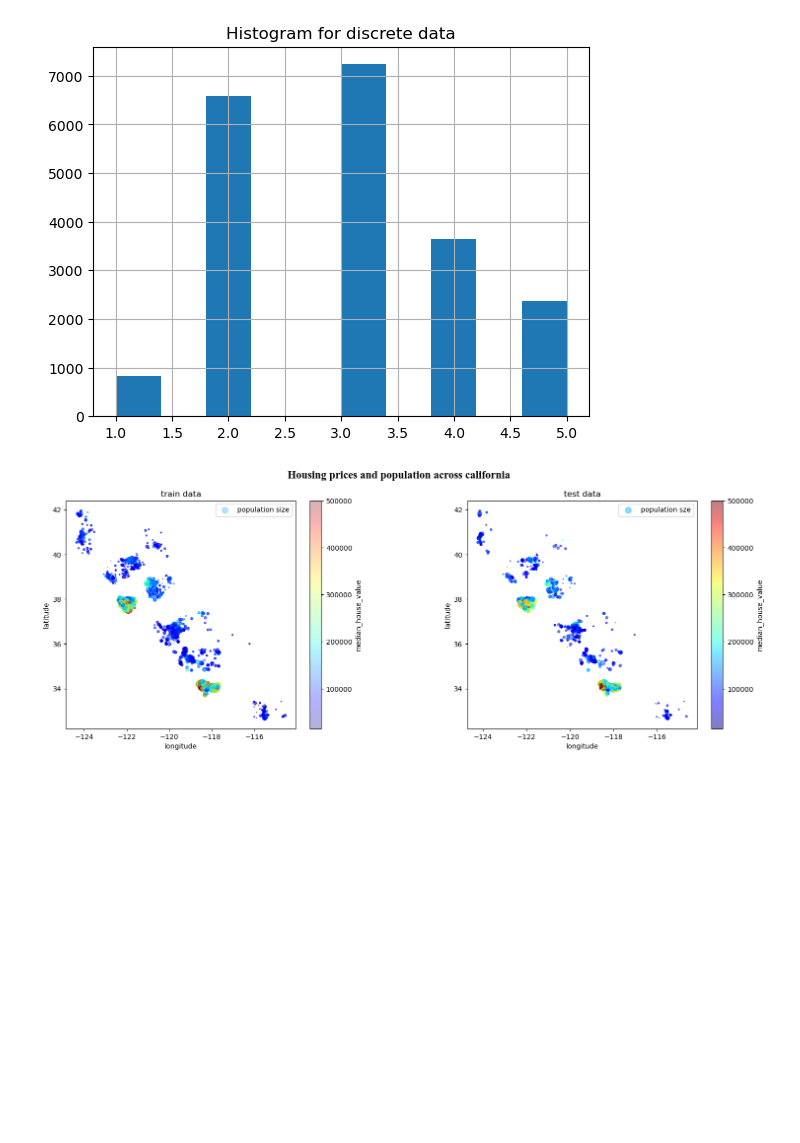
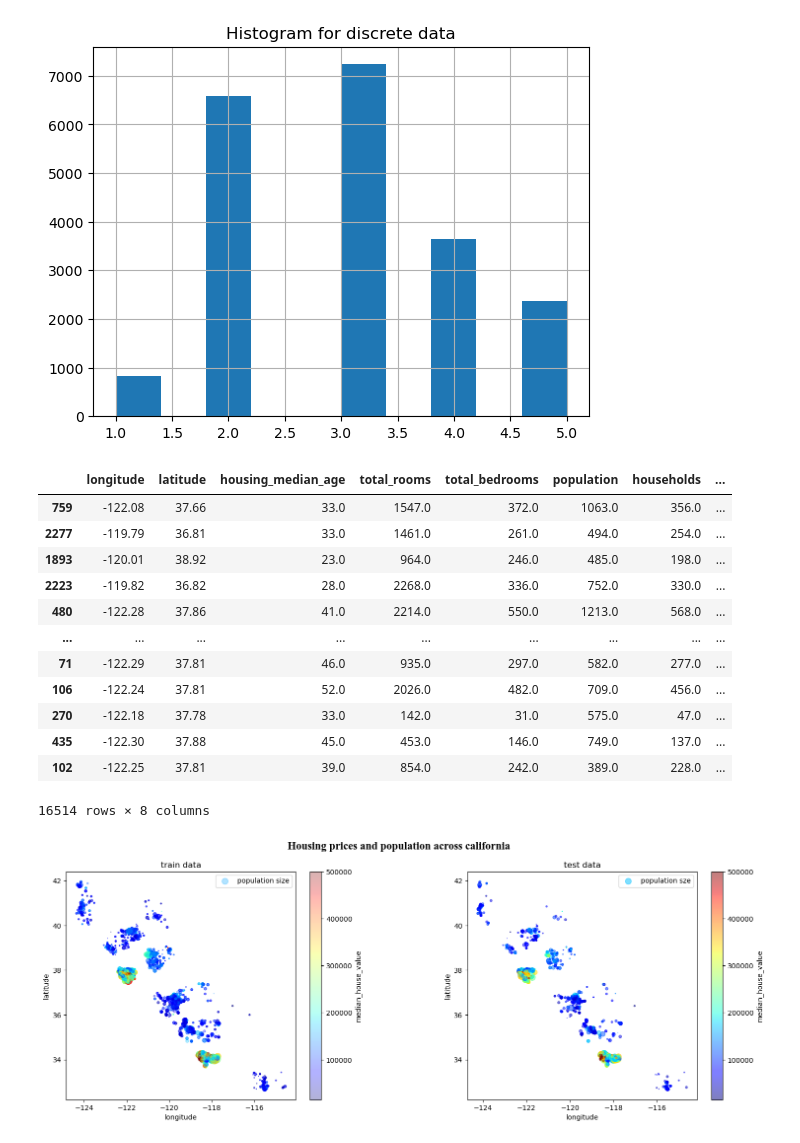
Before and after one commit to saiyedduri/Housing-prices-prediction, a Jupyter notebook: Housing prices jupyter notebook.ipynb, the cells around one changed output. Drawn from its saved outputs; the diff is of its cells as text; code cells hidden in the pictures; blank space fills up the shorter version.

```diff
--- a/Housing prices jupyter notebook.ipynb
+++ b/Housing prices jupyter notebook.ipynb
@@ -259,6 +277,7 @@ class Preprocessing():
     def encode(self,
                categorical_features:Union[List[str],str]=None,
                with_strategy="OneHotEncoding"):
+        "Encode the categorical features in the dataframe."
 
         if categorical_features is None:
             categorical_features=self.categorical_df.tolist()
@@ -283,7 +302,7 @@ class Preprocessing():
     def drop_features(self,drop_feature,
                 dataframes:Union[List[pd.DataFrame],pd.DataFrame]=None):
         dropped_dfs=[]
-        "Drop the feature(s) from dataframe(s)"
+        "Drop the feature or features from different dataframe(s) at the sametime"
         # If dataframes is not provided, use the instance's dataframes
         if dataframes is None:
             dataframes = self.df
@@ -293,10 +312,9 @@ class Preprocessing():
 
         # dropping the feature (i.e, income category) from the dataframes
         for idx,df in enumerate(dataframes):
-            if drop_feature in df.columns:
-                # Drop the feature and append the modified DataFrame to the list
-                modified_df = df.drop(drop_feature, axis=1)
-                dropped_dfs.append(modified_df)
+            # Drop the feature and append the modified DataFrame to the list
+            modified_df = df.drop(drop_feature, axis=1)
+            dropped_dfs.append(modified_df)
 
         # Return a single DataFrame if only one was processed
         if len(dropped_dfs) == 1:
@@ -333,5 +352,21 @@ y_train=train_data["median_house_value"]
 X_train,X_test=preprocessor.drop_features(drop_feature="median_house_value",
                 dataframes=[train_data,test_data])
+# %%
+X_train
+# %% [output]
+|  | longitude | latitude | housing_median_age | total_rooms | total_bedrooms | population | households | ... |
+| 759 | -122.08 | 37.66 | 33.0 | 1547.0 | 372.0 | 1063.0 | 356.0 | ... |
+| 2277 | -119.79 | 36.81 | 33.0 | 1461.0 | 261.0 | 494.0 | 254.0 | ... |
+| 1893 | -120.01 | 38.92 | 23.0 | 964.0 | 246.0 | 485.0 | 198.0 | ... |
+| 2223 | -119.82 | 36.82 | 28.0 | 2268.0 | 336.0 | 752.0 | 330.0 | ... |
+| 480 | -122.28 | 37.86 | 41.0 | 2214.0 | 550.0 | 1213.0 | 568.0 | ... |
+| ... | ... | ... | ... | ... | ... | ... | ... | ... |
+| 71 | -122.29 | 37.81 | 46.0 | 935.0 | 297.0 | 582.0 | 277.0 | ... |
+| 106 | -122.24 | 37.81 | 52.0 | 2026.0 | 482.0 | 709.0 | 456.0 | ... |
+| 270 | -122.18 | 37.78 | 33.0 | 142.0 | 31.0 | 575.0 | 47.0 | ... |
+| 435 | -122.30 | 37.88 | 45.0 | 453.0 | 146.0 | 749.0 | 137.0 | ... |
+| 102 | -122.25 | 37.81 | 39.0 | 854.0 | 242.0 | 389.0 | 228.0 | ... |
+16514 rows × 8 columns
 # %%
 def geographical_visualization(train_data,test_data,save_fig=True):
     fig,axis=plt.subplots(1,2,figsize=(18,6))
```
Also changed, not shown: parts of 12 cells of this notebook.
